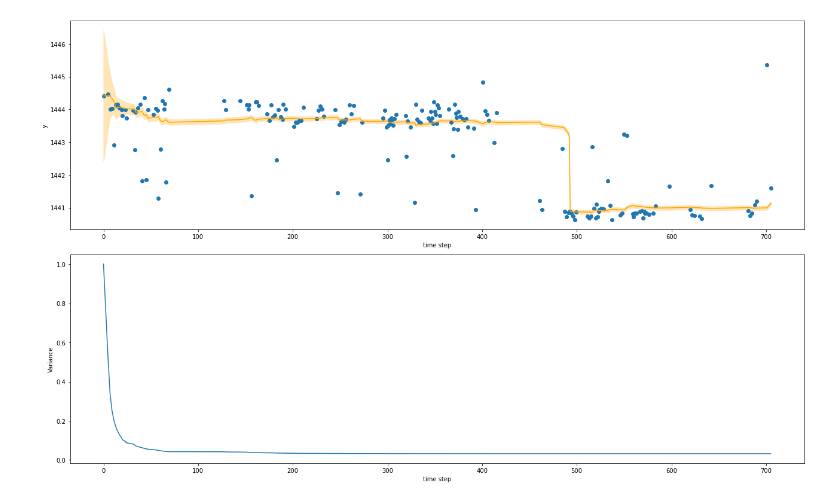
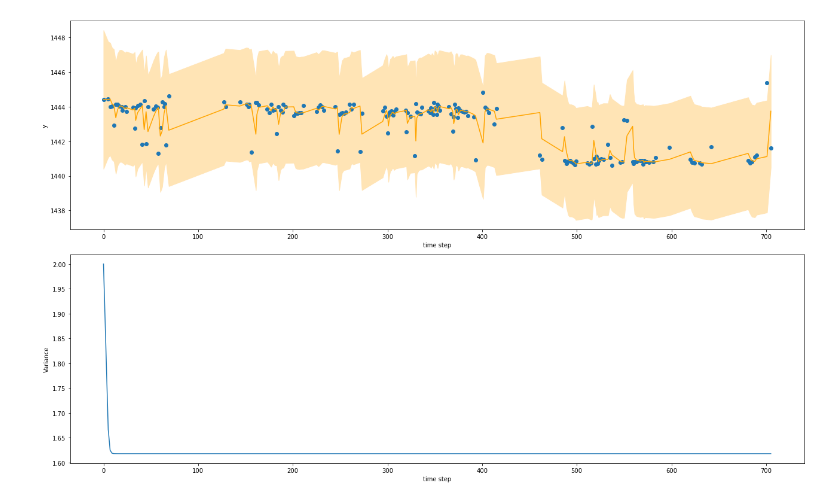
Before and after one commit to benlau6/hierarchy-bayesian-modeling-time-series-sensor, a Jupyter notebook: kalman_filter.ipynb, the cells around one changed output. Saved outputs shown, nothing was run; the diff lists cells and outputs as text; code cells hidden in the pictures.

```diff
--- a/kalman_filter.ipynb
+++ b/kalman_filter.ipynb
@@ -48,10 +48,10 @@ sp_model = BaseLineModel.from_df(df=df, target=target, num_samples=args.num_samp
 # %%
 zs = sp_model.y
 ts = sp_model.t
-smoothing_param = 0.001
+smoothing_param = 1
 movement = gaussian(0, smoothing_param)
 kf_model = KalmanFilterChangePointModel(changepoint_tolerance=5, residual_tolerance=0.5)
 kf_model.fit(zs, movement, sensor_var=1)
 kf_model.plot_all(ts, zs)
 # %% [output]
-[figure, old version]
+[figure, new version]
```
Also changed, not shown: parts of 4 cells of this notebook.
